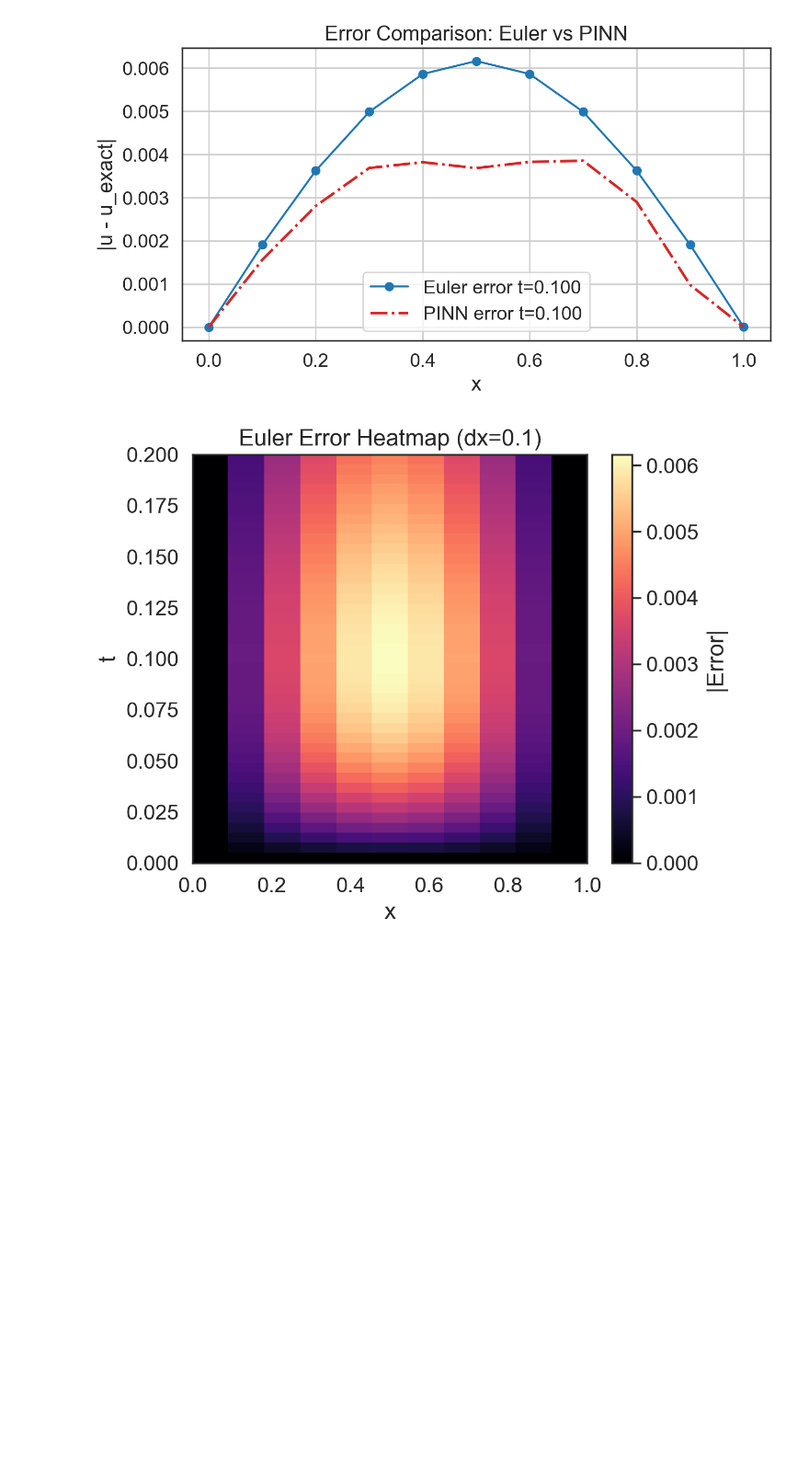
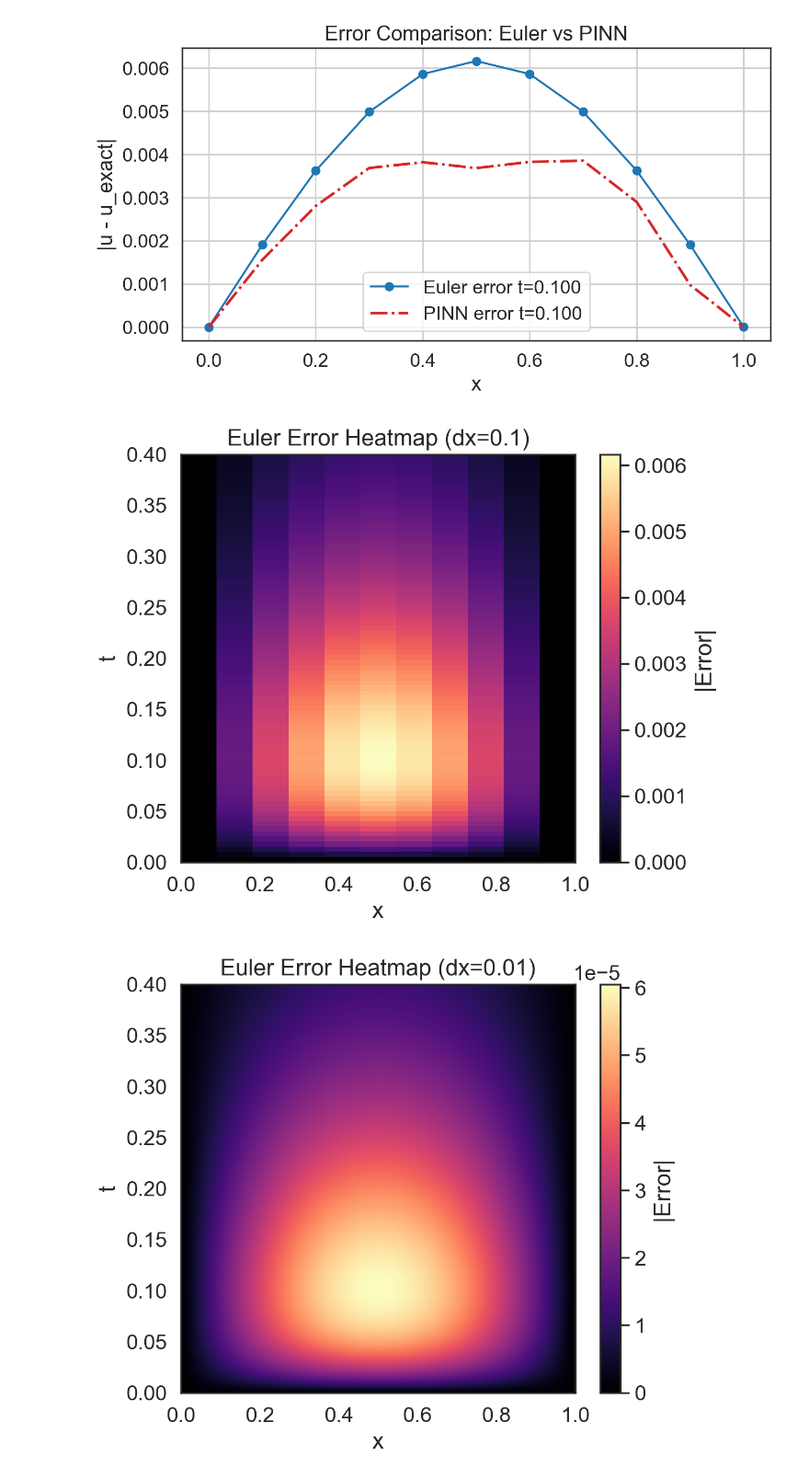
Before and after one commit to beateovl/FYS-STK4155-Project-3, a Jupyter notebook: Notebooks/initial_test.ipynb, the cells around one changed output. Shown at 92% size. Saved outputs shown, nothing was run; the diff lists cells and outputs as text; code cells hidden in the pictures; blank space fills up the shorter version.

```diff
--- a/Notebooks/initial_test.ipynb
+++ b/Notebooks/initial_test.ipynb
@@ -46,10 +46,10 @@ set_seed(1)
 # %%
 dx1 = 0.1
 dt1 = 0.005        # stability limit: dt = dx^2 / 2 = 0.005
-x1, t1, U1 = euler(dx1, dt1, T=0.2)
+x1, t1, U1 = euler(dx1, dt1, T=0.4)
 
 # Case 2: dx = 0.01
 dx2 = 0.01
 dt2 = 5e-5         # stability limit: dt = dx^2 / 2 = 5e-5
-x2, t2, U2 = euler(dx2, dt2, T=0.2)
+x2, t2, U2 = euler(dx2, dt2, T=0.4)
 # %%
@@ -257,21 +269,23 @@ plot_errors(x1, U1, t1, t_target=0.1, NN_model=NN_model)
 # %%
 def heatmap_error(x, t, U, title):
     X, T = np.meshgrid(x, t)
     U_exact = analytical_u(X, T)
     error = np.abs(U - U_exact)
 
     plt.figure(figsize=(6,5))
     plt.imshow(error, extent=[0,1,0,t[-1]], origin='lower',
                aspect='auto', cmap='magma')
     plt.colorbar(label="|Error|")
     plt.title(title)
     plt.xlabel("x")
     plt.ylabel("t")
     plt.show()
 
 heatmap_error(x1, t1, U1, "Euler Error Heatmap (dx=0.1)")
+heatmap_error(x2, t2, U2, "Euler Error Heatmap (dx=0.01)")
 # %% [output]
-[figure, old version]
+[figure, new version]
+[figure, added]
 # %%
 def pinn_error_heatmap(x, t, NN_model):
     X, T = np.meshgrid(x, t)
```
Also changed, not shown: parts of 10 cells of this notebook, 6 other files.
